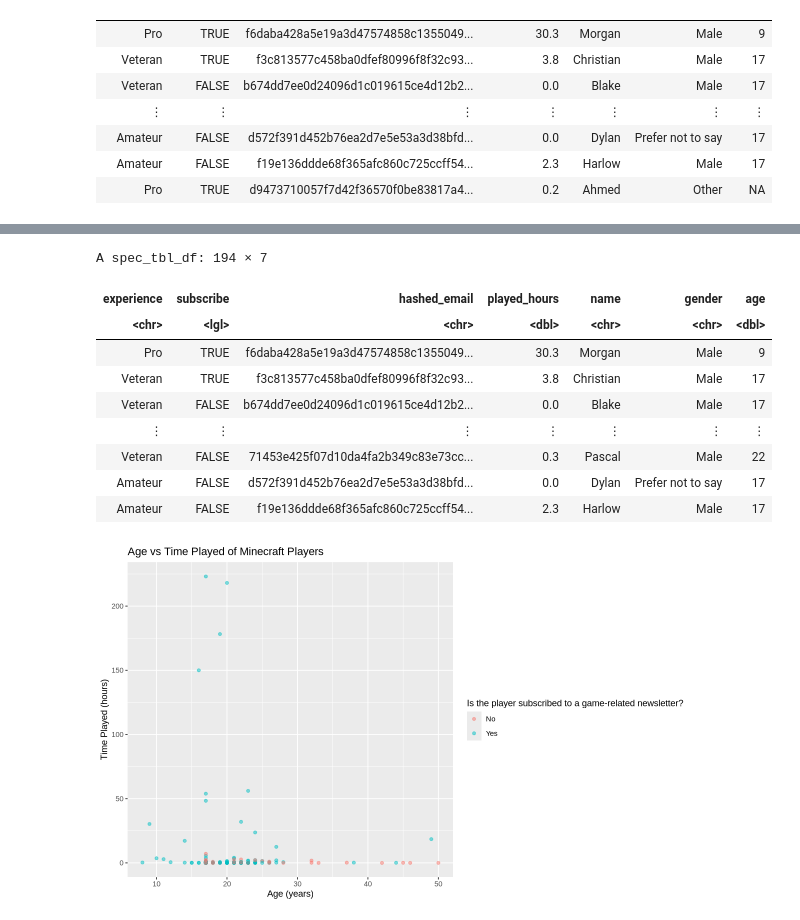
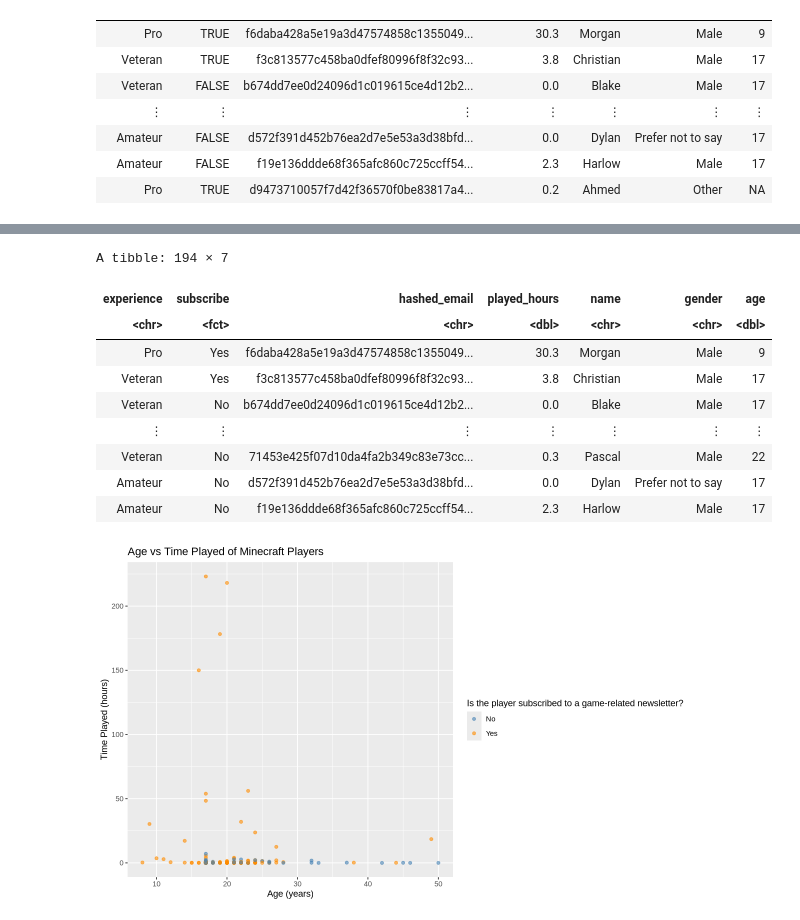
Before and after one commit to ivanzhangg/dsci-100-project, a Jupyter notebook: individual_report.ipynb, the cells around one changed output, grey strips where cells are left out. Cells and saved outputs as stored; diff of their text form; code cells hidden in the pictures.

```diff
--- a/individual_report.ipynb
+++ b/individual_report.ipynb
@@ -71,31 +85,33 @@ A spec_tbl_df: 196 × 7
 # cleaning data
 players_clean <- players |>
     rename(hashed_email = hashedEmail, age = Age) |>
-    filter(!is.na(age))
+    filter(!is.na(age)) |>
+    mutate(subscribe = as_factor(subscribe)) |>
+    mutate(subscribe = fct_recode(subscribe, "Yes" = "TRUE", "No" = "FALSE"))
 players_clean
 # %% [output]
-A spec_tbl_df: 194 × 7
+A tibble: 194 × 7
 | experience | subscribe | hashed_email | played_hours | name | gender | age |
-| <chr> | <lgl> | <chr> | <dbl> | <chr> | <chr> | <dbl> |
-| Pro | TRUE | f6daba428a5e19a3d47574858c1355049... | 30.3 | Morgan | Male | 9 |
-| Veteran | TRUE | f3c813577c458ba0dfef80996f8f32c93... | 3.8 | Christian | Male | 17 |
-| Veteran | FALSE | b674dd7ee0d24096d1c019615ce4d12b2... | 0.0 | Blake | Male | 17 |
+| <chr> | <fct> | <chr> | <dbl> | <chr> | <chr> | <dbl> |
+| Pro | Yes | f6daba428a5e19a3d47574858c1355049... | 30.3 | Morgan | Male | 9 |
+| Veteran | Yes | f3c813577c458ba0dfef80996f8f32c93... | 3.8 | Christian | Male | 17 |
+| Veteran | No | b674dd7ee0d24096d1c019615ce4d12b2... | 0.0 | Blake | Male | 17 |
 | ⋮ | ⋮ | ⋮ | ⋮ | ⋮ | ⋮ | ⋮ |
-| Veteran | FALSE | 71453e425f07d10da4fa2b349c83e73cc... | 0.3 | Pascal | Male | 22 |
-| Amateur | FALSE | d572f391d452b76ea2d7e5e53a3d38bfd... | 0.0 | Dylan | Prefer not to say | 17 |
-| Amateur | FALSE | f19e136ddde68f365afc860c725ccff54... | 2.3 | Harlow | Male | 17 |
+| Veteran | No | 71453e425f07d10da4fa2b349c83e73cc... | 0.3 | Pascal | Male | 22 |
+| Amateur | No | d572f391d452b76ea2d7e5e53a3d38bfd... | 0.0 | Dylan | Prefer not to say | 17 |
+| Amateur | No | f19e136ddde68f365afc860c725ccff54... | 2.3 | Harlow | Male | 17 |
 # %%
 #visualizing data
 options(repr.plot.height = 6, repr.plot.width = 10)
 
 players_plot <- players_clean |>
     ggplot(aes(x = age, y = played_hours, color = subscribe)) +
-    geom_point(alpha = 0.5) +
+    geom_point(alpha = 0.6) +
     ggtitle("Age vs Time Played of Minecraft Players") +
     labs(x = "Age (years)",
          y = "Time Played (hours)",
          color = "Is the player subscribed to a game-related newsletter?") +
-    scale_color_hue(labels = c("No", "Yes"))
+    scale_color_manual(values = c("steelblue", "darkorange"))
 players_plot
 # %% [output]
-[figure, old version]
+[figure, new version]
```
Also changed, not shown: parts of 4 cells of this notebook.
